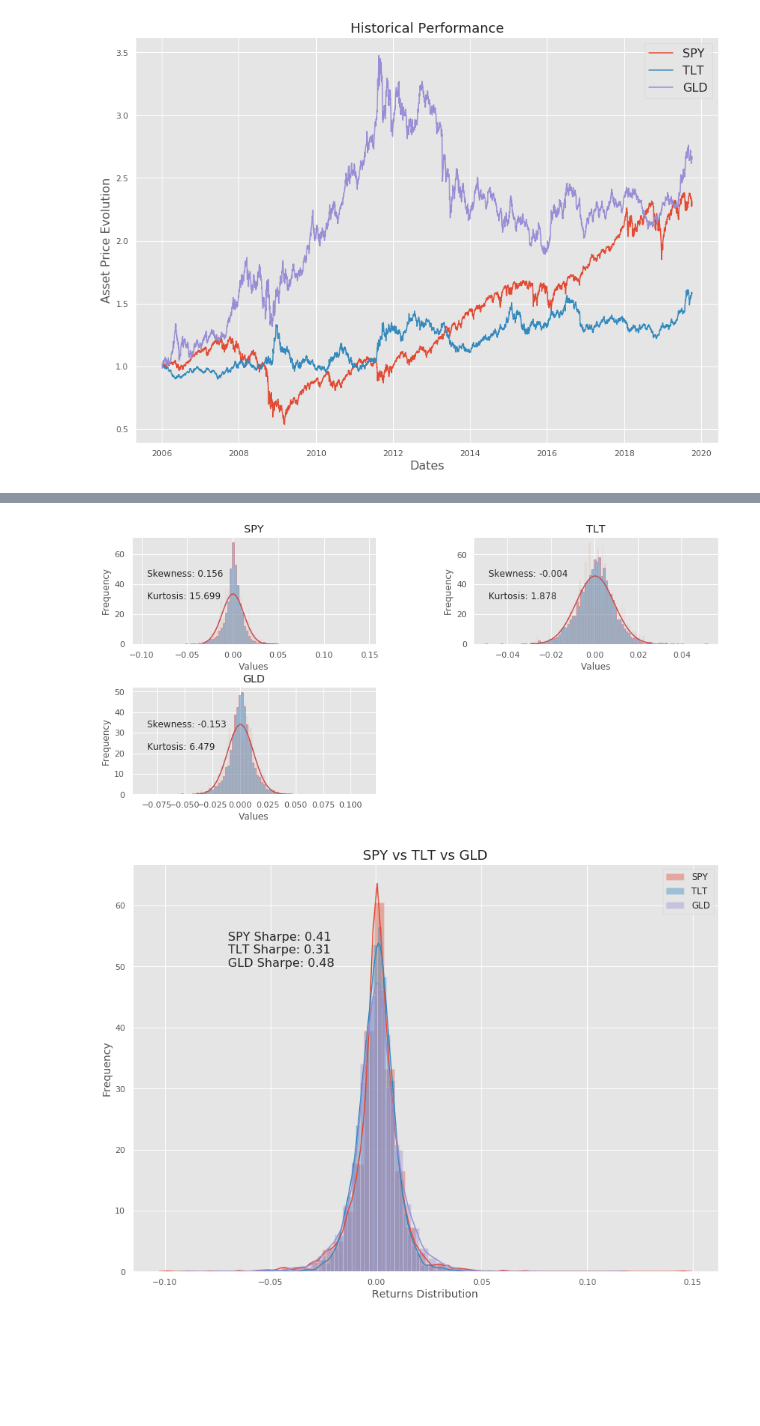
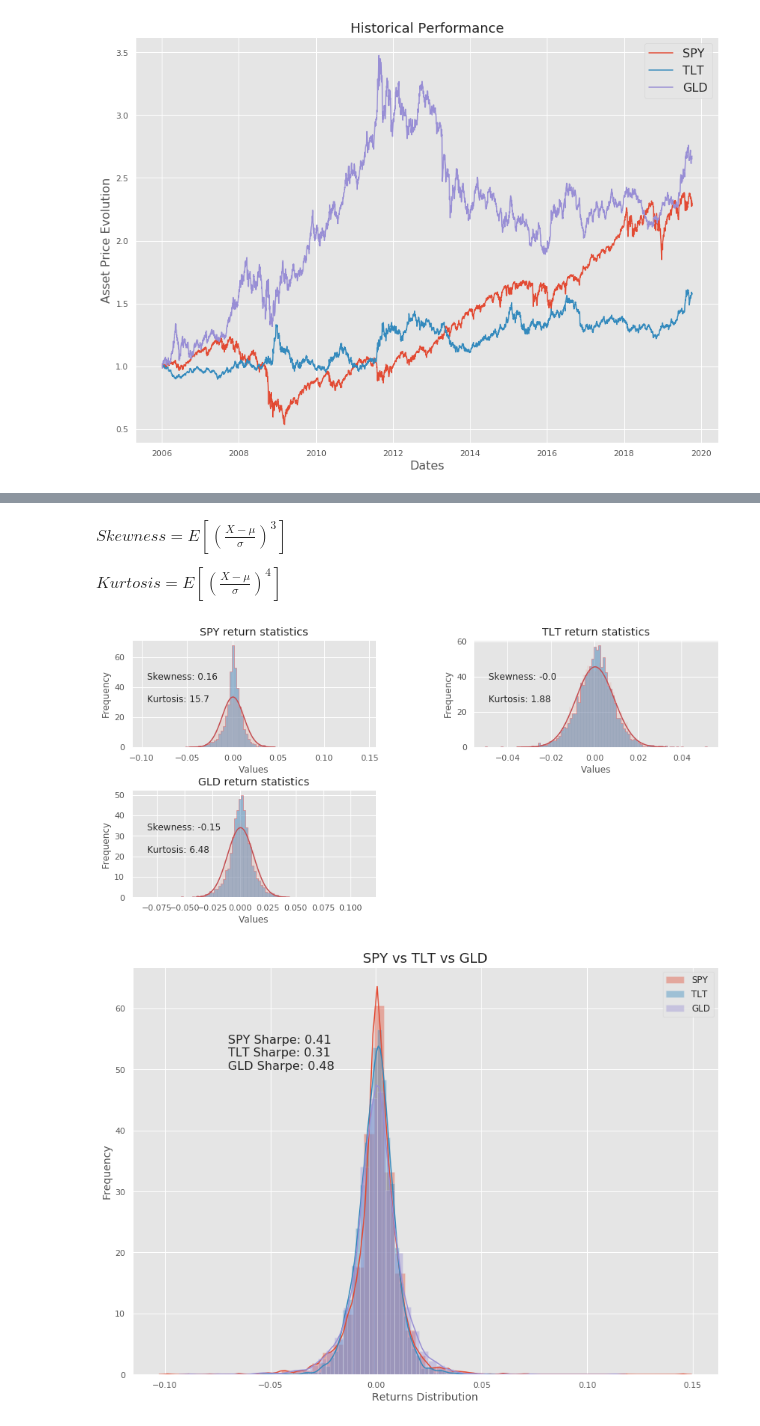
Before and after one commit to wrk1231/EqualCapitalVSEqualRisk, a Jupyter notebook: EqualCapitalVSEqualRisk.ipynb, the cells around one changed output, grey strips where cells are left out. Cells and saved outputs as stored; diff of their text form; code cells hidden in the pictures; blank space fills up the shorter version.

```diff
--- a/EqualCapitalVSEqualRisk.ipynb
+++ b/EqualCapitalVSEqualRisk.ipynb
@@ -120,3 +139,7 @@ Assets Classes Annualized Statistics - full observation period
+# %% [markdown]
+  $Skewness = E\left[\left(\frac{X -\mu}{\sigma}\right)^3\right]$
+
+  $Kurtosis = E\left[\left(\frac{X -\mu}{\sigma}\right)^4\right]$
 # %%
 binsnumber = 100
 
@@ -160,17 +183,17 @@ ax.hist(returns['SPY'], bins=binsnumber, color='steelblue', density = True,
        alpha = 0.5, histtype ='stepfilled',edgecolor ='red' )
 
 sigma, mu = returns['SPY'].std(),returns['SPY'].mean() # mean and standard deviation
-s = np.random.normal(mu, sigma, 1000)
+s = np.random.normal(mu, sigma, 10000)
 count, bins, ignored = plt.hist(s, binsnumber, density=True, alpha = 0.1)
 ax.plot(bins, 1/(sigma * np.sqrt(2 * np.pi)) * np.exp( - (bins - mu)**2 / (2 * sigma**2) ), linewidth=1.5, color='r')
 
-ax.annotate('Skewness: {}\n\nKurtosis: {}'.format(round(returns['SPY'].skew(),3),
-                                                  round(returns['SPY'].kurtosis(),3)),
+ax.annotate('Skewness: {}\n\nKurtosis: {}'.format(round(returns['SPY'].skew(),2),
+                                                  round(returns['SPY'].kurtosis(),2)),
              xy=(10,20),xycoords = 'axes points',xytext =(20,60),fontsize=12)
 
 ax.set_xlabel('Values')
 ax.set_ylabel('Frequency')
-ax.set_title('SPY')
+ax.set_title('SPY return statistics')
 
 
 #####################
@@ -181,43 +204,43 @@ ax.hist(returns['TLT'], bins=binsnumber, color='steelblue', density = True,
        alpha = 0.5, histtype ='stepfilled',edgecolor ='red' )
 
 sigma, mu = returns['TLT'].std(),returns['TLT'].mean() # mean and standard deviation
-s = np.random.normal(mu, sigma, 1000)
+s = np.random.normal(mu, sigma, 10000)
 count, bins, ignored = plt.hist(s, binsnumber, density=True, alpha = 0.1)
 ax.plot(bins, 1/(sigma * np.sqrt(2 * np.pi)) * np.exp( - (bins - mu)**2 / (2 * sigma**2) ), linewidth=1.5, color='r')
 
-ax.annotate('Skewness: {}\n\nKurtosis: {}'.format(round(returns['TLT'].skew(),3),
-                                                  round(returns['TLT'].kurtosis(),3)),
+ax.annotate('Skewness: {}\n\nKurtosis: {}'.format(round(returns['TLT'].skew(),2),
+                                                  round(returns['TLT'].kurtosis(),2)),
              xy=(10,20),xycoords = 'axes points',xytext =(20,60),fontsize=12)
 
 ax.set_xlabel('Values')
 ax.set_ylabel('Frequency')
-ax.set_title('TLT')
+ax.set_title('TLT return statistics')
 
 
 #####################
 plt.subplot(323)
 ax = plt.gca()
 
 ax.hist(returns['GLD'], bins=binsnumber, color='steelblue', density = True,
        alpha = 0.5, histtype ='stepfilled',edgecolor ='red' )
 
 sigma, mu = returns['GLD'].std(),returns['GLD'].mean() # mean and standard deviation
-s = np.random.normal(mu, sigma, 1000)
+s = np.random.normal(mu, sigma, 10000)
 count, bins, ignored = plt.hist(s, binsnumber, density=True, alpha = 0.1)
 ax.plot(bins, 1/(sigma * np.sqrt(2 * np.pi)) * np.exp( - (bins - mu)**2 / (2 * sigma**2) ), linewidth=1.5, color='r')
 
-ax.annotate('Skewness: {}\n\nKurtosis: {}'.format(round(returns['GLD'].skew(),3),
-                                                  round(returns['GLD'].kurtosis(),3)),
+ax.annotate('Skewness: {}\n\nKurtosis: {}'.format(round(returns['GLD'].skew(),2),
+                                                  round(returns['GLD'].kurtosis(),2)),
              xy=(10,20),xycoords = 'axes points',xytext =(20,60),fontsize=12)
 
 ax.set_xlabel('Values')
 ax.set_ylabel('Frequency')
-ax.set_title('GLD')
+ax.set_title('GLD return statistics')
 
 plt.show();
 # fig3.savefig('histos.png',dpi=fig3.dpi)
 # %% [output]
-[figure, old version]
+[figure, new version]
 # %%
 fig4 = plt.figure(figsize=(14,10))
 sns.distplot(returns['SPY'])
```
Also changed, not shown: parts of 22 cells of this notebook.
